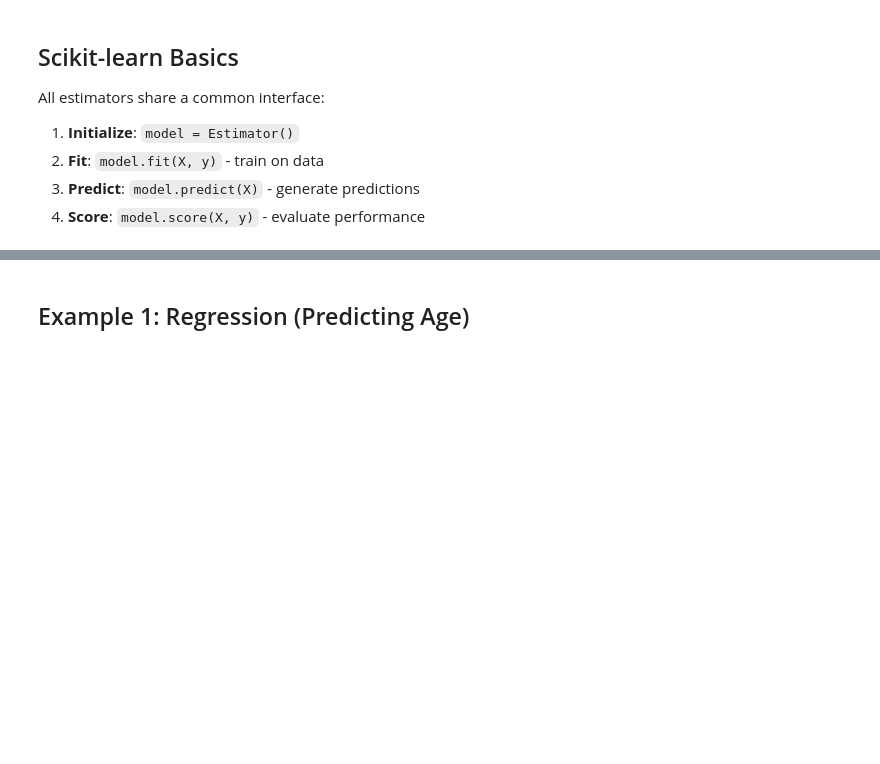
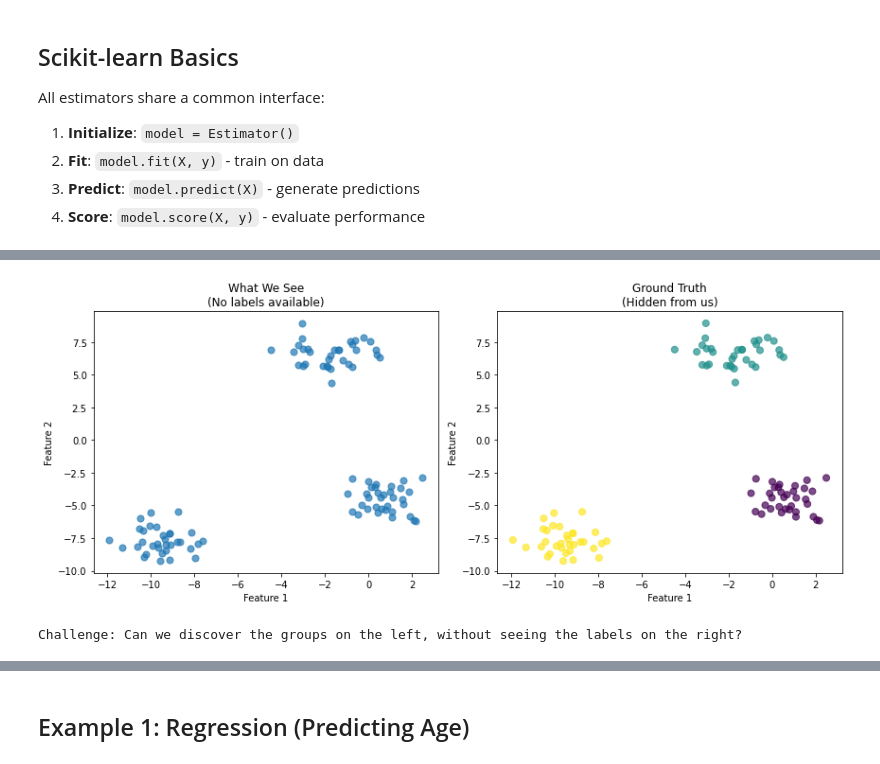
Before and after one commit to upishanker/cns-workshops, a Jupyter notebook: ML-AI-4-NeuroSci/01-introduction-core-concepts.ipynb, the cells around one changed output, grey strips where cells are left out. Cells and saved outputs as stored; diff of their text form; code cells hidden in the pictures; blank space fills up the shorter version.

```diff
--- a/ML-AI-4-NeuroSci/01-introduction-core-concepts.ipynb
+++ b/ML-AI-4-NeuroSci/01-introduction-core-concepts.ipynb
@@ -60,0 +160,25 @@ All estimators share a common interface:
+# %%
+# Generate data with clear clusters
+X_cluster, y_true = make_blobs(random_state=100)
+
+fig, axes = plt.subplots(1, 2, figsize=(12, 5))
+
+# Left: What we see (no labels)
+axes[0].scatter(*X_cluster.T, s=50, alpha=0.7)
+axes[0].set_title("What We See\n(No labels available)")
+axes[0].set_xlabel('Feature 1')
+axes[0].set_ylabel('Feature 2')
+
+# Right: Ground truth (for comparison)
+axes[1].scatter(*X_cluster.T, c=y_true, s=50, cmap='viridis', alpha=0.7)
+axes[1].set_title("Ground Truth\n(Hidden from us)")
+axes[1].set_xlabel('Feature 1')
+axes[1].set_ylabel('Feature 2')
+
+plt.tight_layout()
+plt.show()
+
+print("Challenge: Can we discover the groups on the left, without seeing the labels on the right?")
+# %% [output]
+[figure, added]
+Challenge: Can we discover the groups on the left, without seeing the labels on the right?
```
Also changed, not shown: parts of 21 cells of this notebook, 5 other files.
